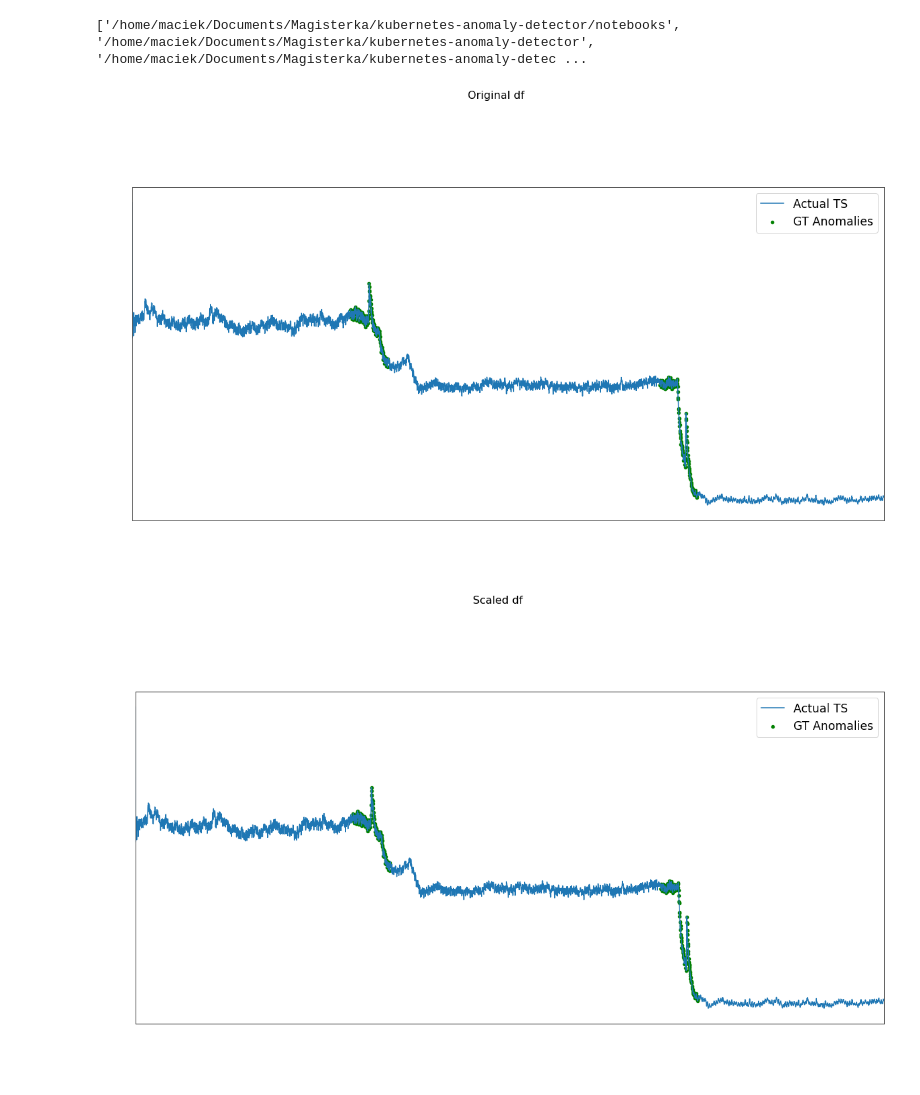
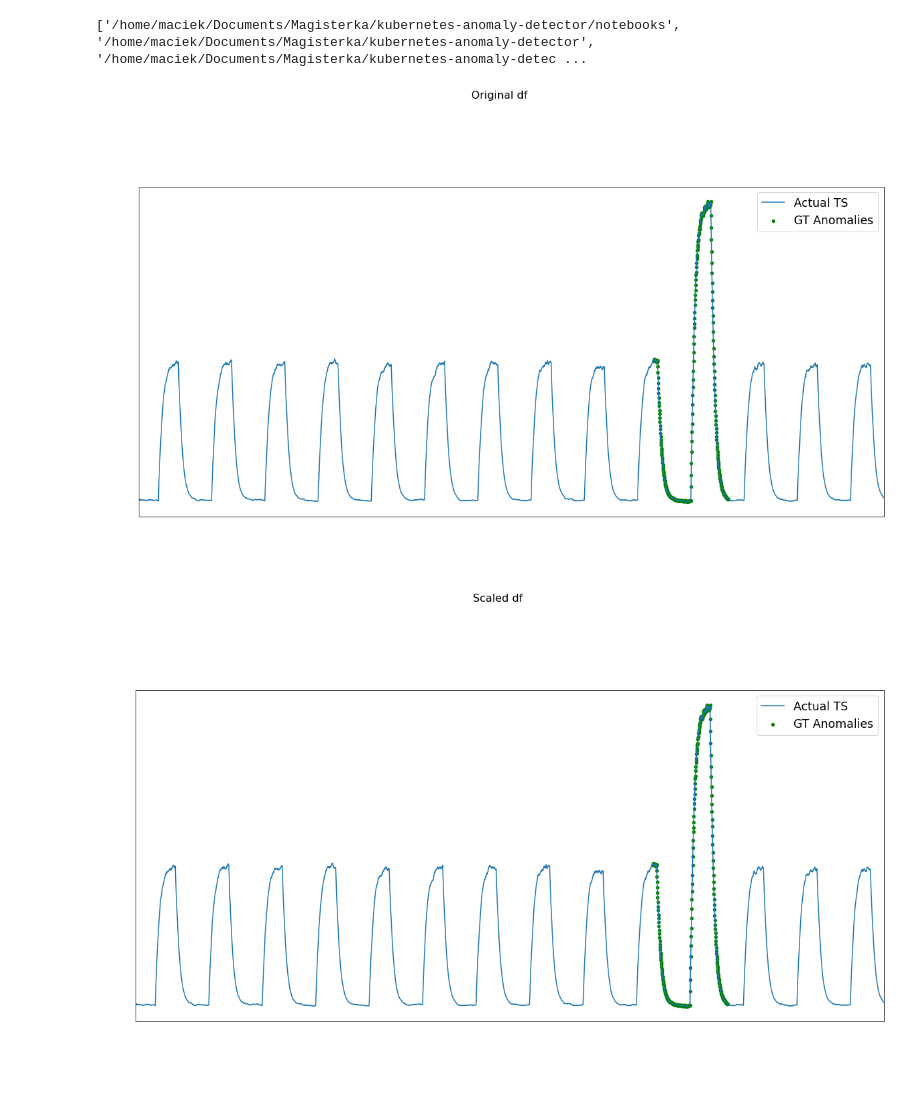
Before and after one commit to emerelte/kad, a Jupyter notebook: notebooks/lstm.ipynb, the cells around one changed output. Drawn from its saved outputs; the diff is of its cells as text; code cells hidden in the pictures.

```diff
--- a/notebooks/lstm.ipynb
+++ b/notebooks/lstm.ipynb
@@ -27,37 +27,37 @@ customize_matplotlib()
 ['/home/maciek/Documents/Magisterka/kubernetes-anomaly-detector/notebooks', '/home/maciek/Documents/Magisterka/kubernetes-anomaly-detector', '/home/maciek/Documents/Magisterka/kubernetes-anomaly-detec ...
 # %%
 data_dir = "data/archive/"
-file_dir = "realAWSCloudwatch"
-file_name = "realAWSCloudwatch/ec2_cpu_utilization_5f5533.csv"
+file_dir = "artificialWithAnomaly"
+file_name = "artificialWithAnomaly/art_daily_jumpsup.csv"
 
 file_path = os.path.join(data_dir, file_dir, file_name)
 
 original_df = pd.read_csv(
     file_path, parse_dates=True, index_col="timestamp"
 )
 
 # original_df = original_df.resample("h").agg(np.mean)
 original_df = original_df.ewm(halflife='1 hour', times=original_df.index).mean()
 
 with open("data/archive/combined_windows.json") as f:
     true_anomalies = json.load(f)
 
 X_LABEL = "timestamp"
 ts_analyzer = importlib.reload(ts_analyzer)
 visualization = importlib.reload(visualization)
 
 true_anomalies_ranges = true_anomalies[file_name]
 
 ground_true_anomalies_df = pd.DataFrame()
 for anom_range in true_anomalies_ranges:
     ground_true_anomalies_df = ground_true_anomalies_df.append(original_df.loc[anom_range[0]:anom_range[1]])
 
 preprocessed_df = original_df.copy()
 preprocessed_df["gt_is_anomaly"] = [idx in ground_true_anomalies_df.index for idx in original_df.index.tolist()]
 
 visualization.visualize(results_df=preprocessed_df, metric_name="value", title="Original df")
 # %% [output]
-[figure, old version]
+[figure, new version]
 # %%
 scaler = MinMaxScaler(feature_range=(0, 1))
 # scaler = StandardScaler()
@@ -65,7 +65,7 @@ preprocessed_df["value"] = scaler.fit_transform(preprocessed_df.values)
 
 visualization.visualize(results_df=preprocessed_df, metric_name="value", title="Scaled df")
 # %% [output]
-[figure, old version]
+[figure, new version]
 # %%
 kad_utils = importlib.reload(kad_utils)
 lstm_model = importlib.reload(lstm_model)
```
Also changed, not shown: parts of 2 cells of this notebook, 3 other files.
